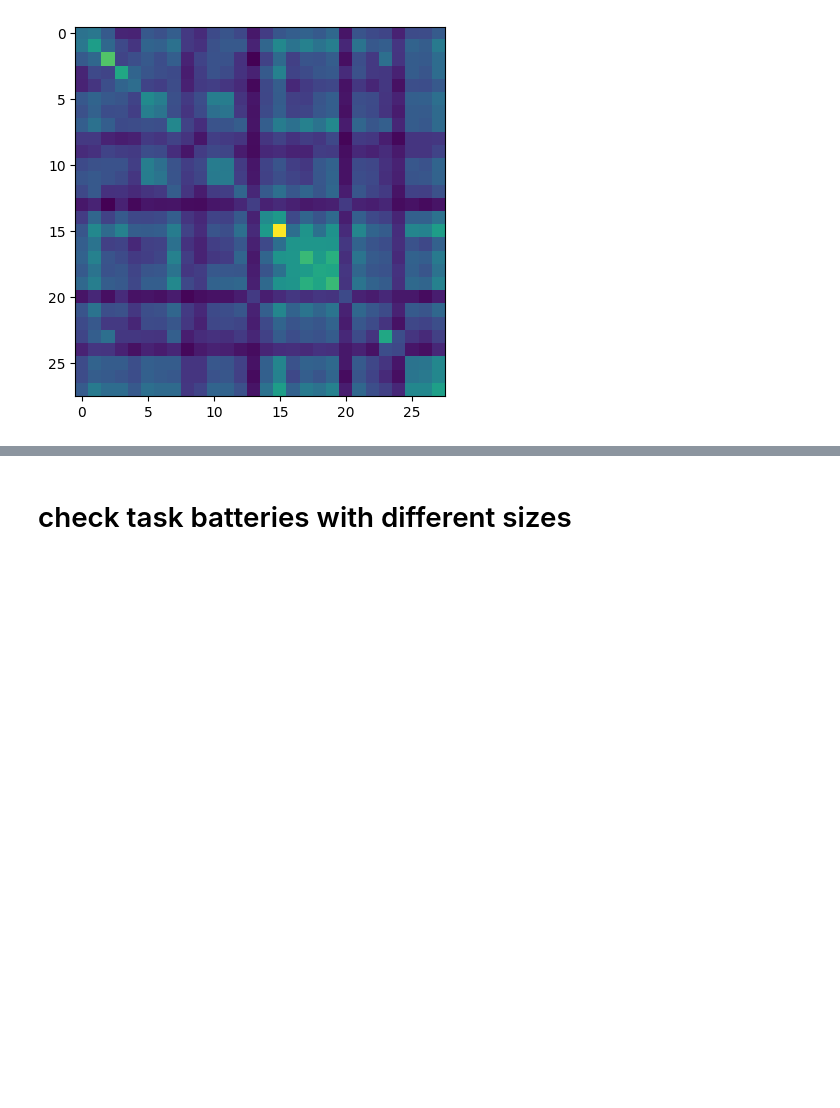
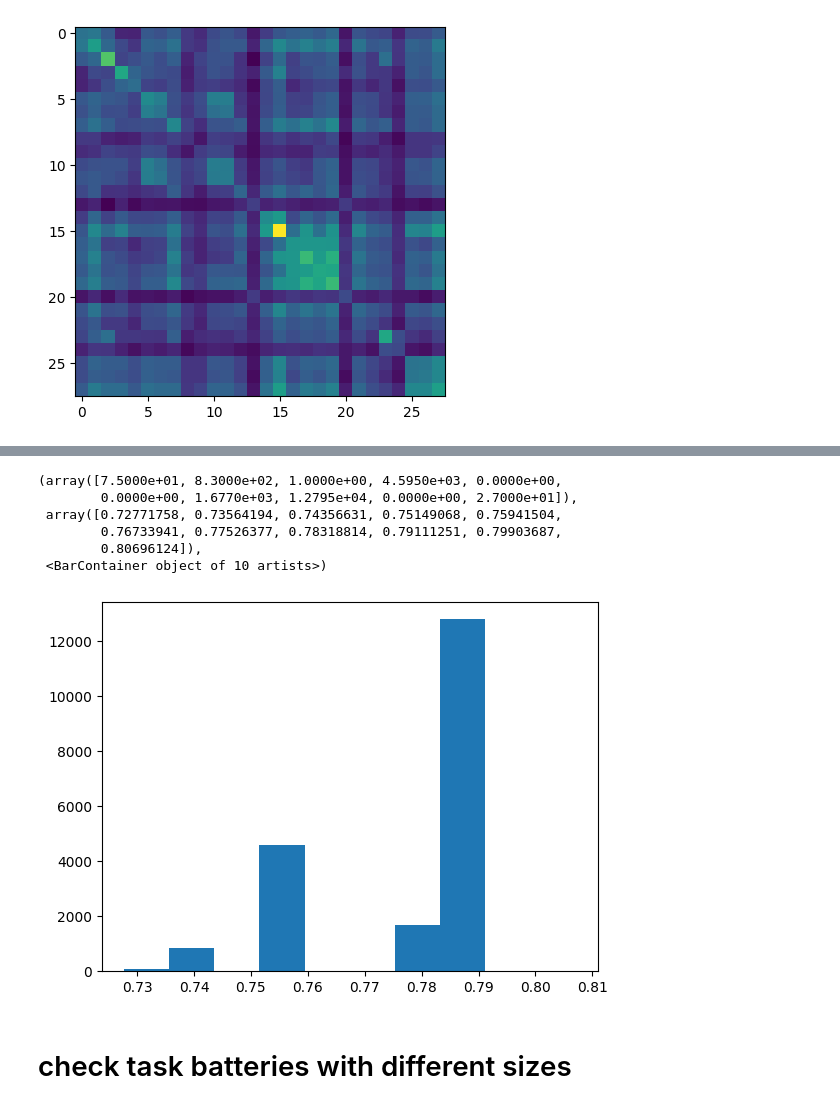
Before and after one commit to DiedrichsenLab/OptimalBattery, a Jupyter notebook: notebooks/6.real_eval_multi_cereb.ipynb, the cells around one changed output, grey strips where cells are left out. Saved outputs shown, nothing was run; the diff lists cells and outputs as text; code cells hidden in the pictures; blank space fills up the shorter version.

```diff
--- a/notebooks/6.real_eval_multi_cereb.ipynb
+++ b/notebooks/6.real_eval_multi_cereb.ipynb
@@ -170,3 +239,13 @@ plt.ylim(0.7, 1)
+# %%
+plt.hist(boot_best_variance_cos, bins=10)
+# %% [output]
+(array([7.5000e+01, 8.3000e+02, 1.0000e+00, 4.5950e+03, 0.0000e+00,
+        0.0000e+00, 1.6770e+03, 1.2795e+04, 0.0000e+00, 2.7000e+01]),
+ array([0.72771758, 0.73564194, 0.74356631, 0.75149068, 0.75941504,
+        0.76733941, 0.77526377, 0.78318814, 0.79111251, 0.79903687,
+        0.80696124]),
+ <BarContainer object of 10 artists>)
+[figure, added]
 # %% [markdown]
 # check task batteries with different sizes
 # %%
```
Also changed, not shown: parts of 8 cells of this notebook, 8 other files.
